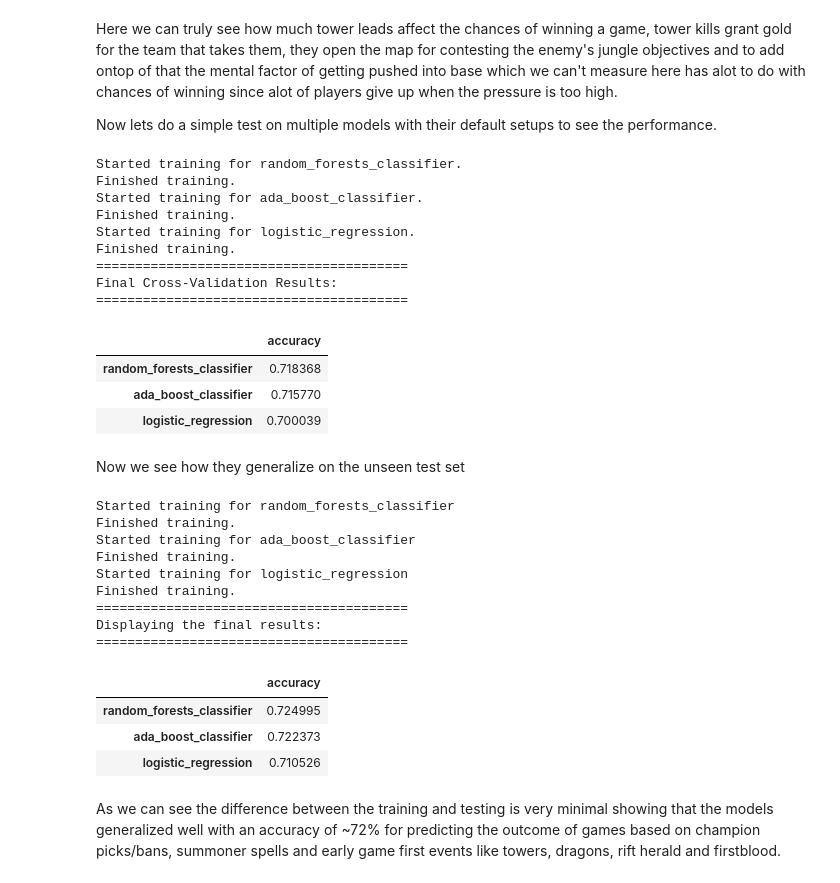
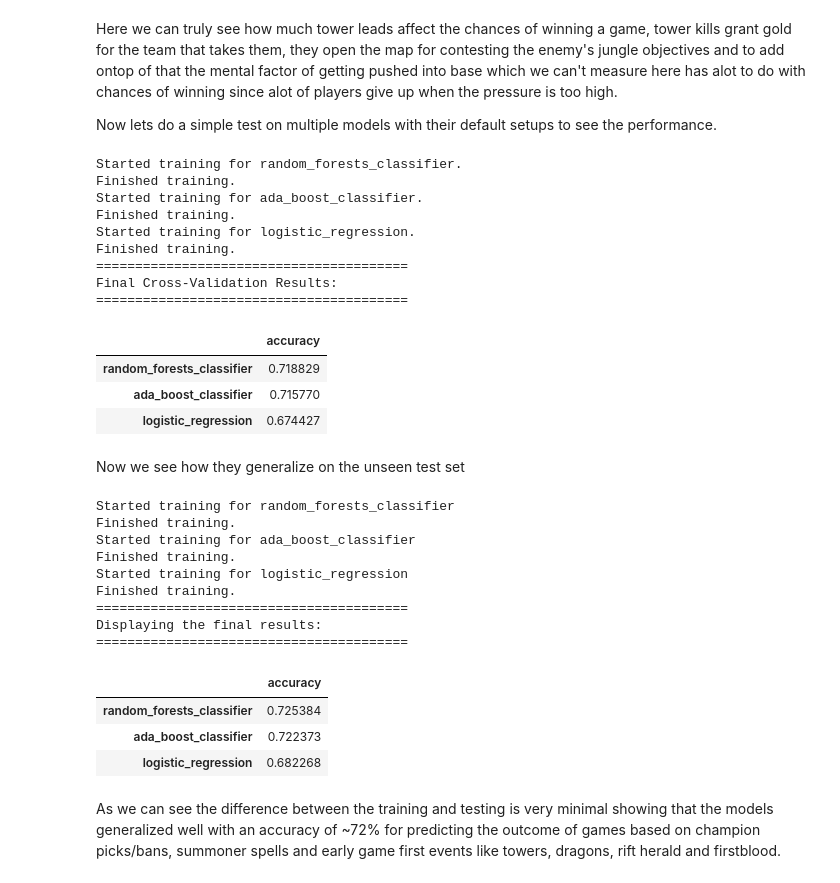
Before and after one commit to jadosh123/lol-ranked-game-predictor, a Jupyter notebook: data_exploration.ipynb, the cells around one changed output. Drawn from its saved outputs; the diff is of its cells as text; code cells hidden in the pictures.

```diff
--- a/data_exploration.ipynb
+++ b/data_exploration.ipynb
@@ -202,8 +202,9 @@ Now lets do a simple test on multiple models with their default setups to see th
 from sklearn.ensemble import RandomForestClassifier, AdaBoostClassifier
 from sklearn.linear_model import LogisticRegression
 from sklearn.model_selection import cross_val_score, train_test_split
-from sklearn.pipeline import Pipeline
-from sklearn.preprocessing import StandardScaler
+import warnings
+
+warnings.filterwarnings('ignore')
 
 # Store the target column
 y = df['winner']
@@ -227,42 +228,37 @@ models = {
     "random_forests_classifier": RandomForestClassifier(random_state=42, n_jobs=-1),
     "ada_boost_classifier": AdaBoostClassifier(random_state=42),
     "logistic_regression": LogisticRegression(random_state=42, n_jobs=-1)
 }
 
 results = {}
 
 # This is the main training loop
 for name, model in models.items():
     print(f"Started training for {name}.")
-    pipe = Pipeline(steps=[
-        ('scaler', StandardScaler()),
-        (f'{name}', model)
-    ])
-    acc = cross_val_score(pipe, X=X_train, y=y_train, n_jobs=-1, scoring='accuracy', cv=5)
-
+    acc = cross_val_score(model, X=X_train, y=y_train, n_jobs=-1, scoring='accuracy', cv=5)
     results[name] = {'accuracy': acc.mean()}
     print("Finished training.")
 
 # Now we display the results
 results_df = pd.DataFrame(results).T
 print("="*40)
 print("Final Cross-Validation Results:")
 print("="*40)
 display(results_df)
 # %% [output]
 Started training for random_forests_classifier.
 Finished training.
 Started training for ada_boost_classifier.
 Finished training.
 Started training for logistic_regression.
 Finished training.
 ========================================
 Final Cross-Validation Results:
 ========================================
 |  | accuracy |
-| random_forests_classifier | 0.718368 |
+| random_forests_classifier | 0.718829 |
 | ada_boost_classifier | 0.715770 |
-| logistic_regression | 0.700039 |
+| logistic_regression | 0.674427 |
 # %% [markdown]
 Now we see how they generalize on the unseen test set
 # %%
@@ -273,13 +269,8 @@ results = {}
 # We fit the models then predict on the test set and display the results
 for name, model in models.items():
     print(f"Started training for {name}")
-
-    final_pipeline = Pipeline(steps=[
-        ('scaler', StandardScaler()),
-        (f'{name}', model)
-    ])
-    final_pipeline.fit(X_train, y_train)
-    y_pred = final_pipeline.predict(X_test)
+    model.fit(X_train, y_train)
+    y_pred = model.predict(X_test)
     acc = accuracy_score(y_test, y_pred)
     results[name] = {'accuracy': acc}
     print("Finished training.")
@@ -300,8 +291,8 @@ Finished training.
 Displaying the final results:
 ========================================
 |  | accuracy |
-| random_forests_classifier | 0.724995 |
+| random_forests_classifier | 0.725384 |
 | ada_boost_classifier | 0.722373 |
-| logistic_regression | 0.710526 |
+| logistic_regression | 0.682268 |
 # %% [markdown]
 As we can see the difference between the training and testing is very minimal showing that the models generalized well with an accuracy of ~72% for predicting the outcome of games based on champion picks/bans, summoner spells and early game first events like towers, dragons, rift herald and firstblood.
```
